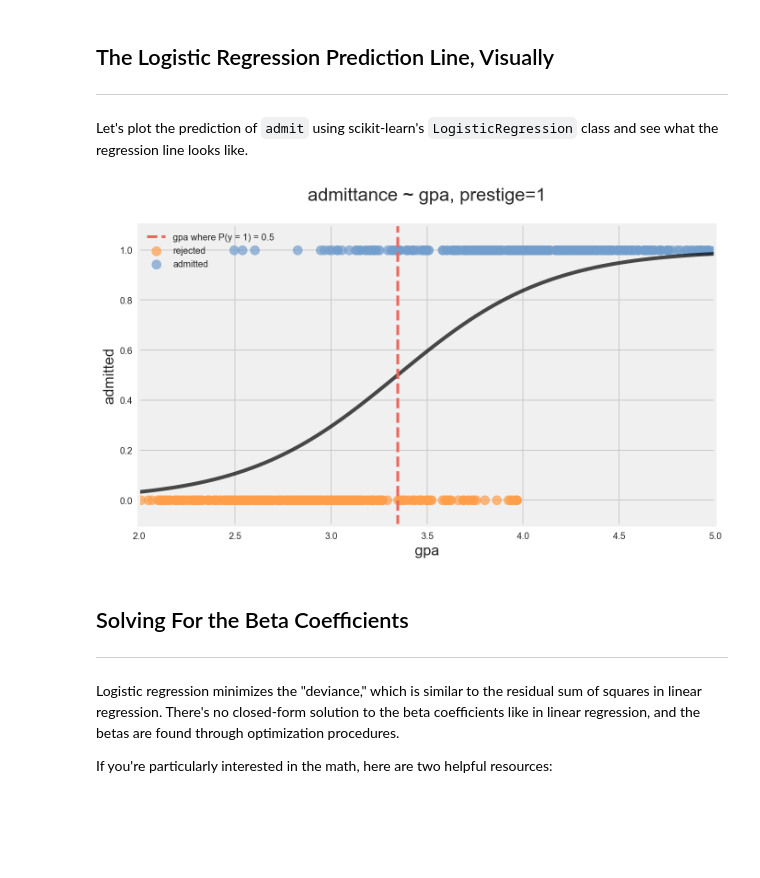
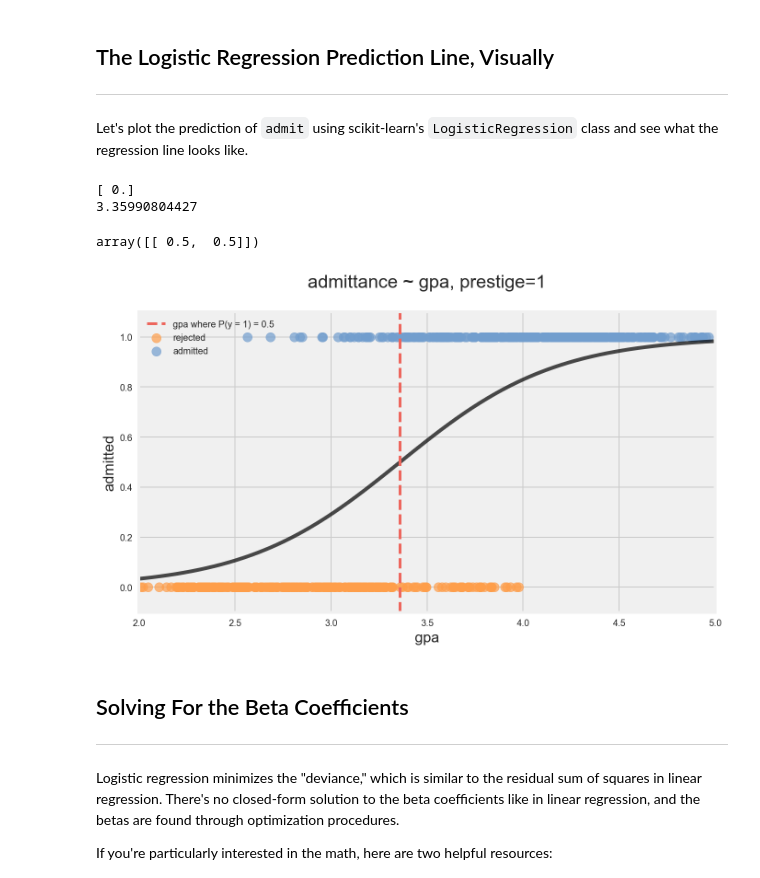
Before and after one commit to ga-curriculum/lesson-logistic-regression, a Jupyter notebook: logistic-regression.ipynb, the cells around one changed output. Drawn from its saved outputs; the diff is of its cells as text; code cells hidden in the pictures; blank space fills up the shorter version.

```diff
--- a/logistic-regression.ipynb
+++ b/logistic-regression.ipynb
@@ -110,2 +94,0 @@ dtype: int64
-# %%
-admissions.dropna(inplace=True)
@@ -116,7 +105,7 @@ The signal for detecting admission in the college data is fairly weak — too we
 
 *Obviously* you would never do this to your real data.
 # %%
-admit = admissions[admissions.prestige == 1]
+admit = admissions[admissions['prestige'] == 1]
 
 admit = pd.concat([admit]*10, axis=0)
 
@@ -361,37 +347,53 @@ Let's plot the prediction of `admit` using scikit-learn's `LogisticRegression` c
+# %%
+## gpa where P(y = 1) = 0.5
+# 0 = b0 + b1x
+# -b0 = b1x
+# -b0/b1 = x
+
+xval_chance = (-1 * logreg.intercept_[0])/logreg.coef_[0][0]
+print(xval_chance*logreg.coef_[0][0] + logreg.intercept_)
+print(xval_chance)
+
+logreg.predict_proba([[xval_chance]])
+# %% [output]
+[ 0.]
+3.35990804427
+array([[ 0.5,  0.5]])
 # %%
 fig, ax = plt.subplots(figsize=(10,6))
 
-# Plot the logreg regression line for admit ~ gpa.
-x_vals = np.linspace(-1.,5.,300)
-y_pp = logreg.predict_proba(x_vals[:, np.newaxis])[:,1]
+# Plot the logreg regression line for admit ~ gpa:
+x_vals = pd.DataFrame(np.linspace(5.,-1,300))
+y_pp = logreg.predict_proba(x_vals)[:,1]
 
+# Plot the logistic function curve
 ax.plot(x_vals, y_pp, color='black', alpha=0.7, lw=4)
 
-# Create one scatterplot for each type of wine.
+# Create one scatterplot for each type of wine:
 ax.scatter(admit.gpa[admit.admit == 0],
            admit.admit[admit.admit == 0],
            c=colors['orange'], s=100, alpha=0.7,
            label='rejected')
 
 ax.scatter(admit.gpa[admit.admit == 1],
            admit.admit[admit.admit == 1],
            c=colors['blue'], s=100, alpha=0.7,
            label='admitted')
 
 ax.axvline(xval_chance, lw=3, color=colors['red'], ls='dashed',
            label='gpa where P(y = 1) = 0.5')
 
 ax.set_ylabel('admitted', fontsize=16)
 ax.set_xlabel('gpa', fontsize=16)
 ax.set_title('admittance ~ gpa, prestige=1\n', fontsize=20)
 
 ax.set_xlim([2.,5.])
 ax.set_ylim([-0.1, 1.1])
 
 plt.legend(loc='upper left')
 plt.show()
 # %% [output]
-[figure, old version]
+[figure, new version]
 # %% [markdown]
 <a id='solving-beta'></a>
 ## Solving For the Beta Coefficients
```
Also changed, not shown: parts of 32 cells of this notebook.
